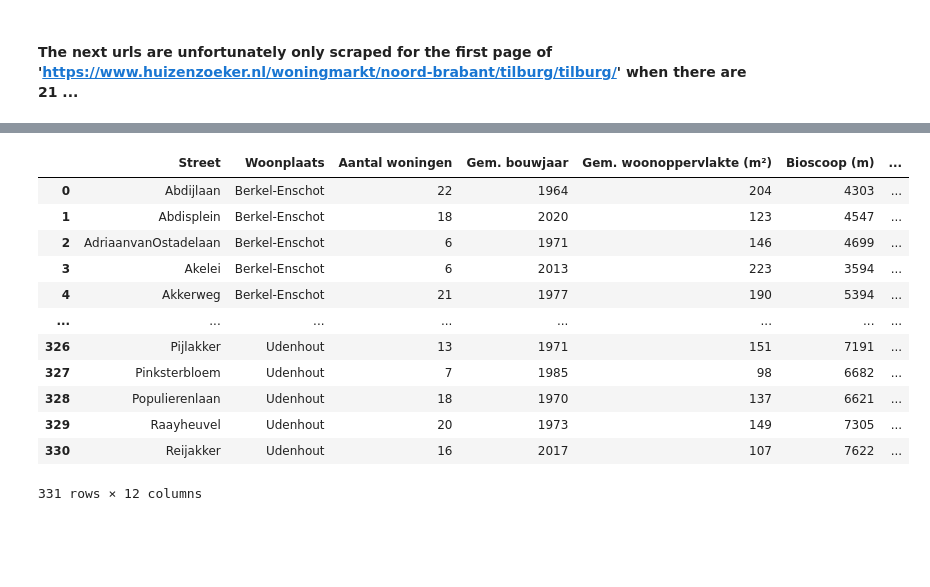
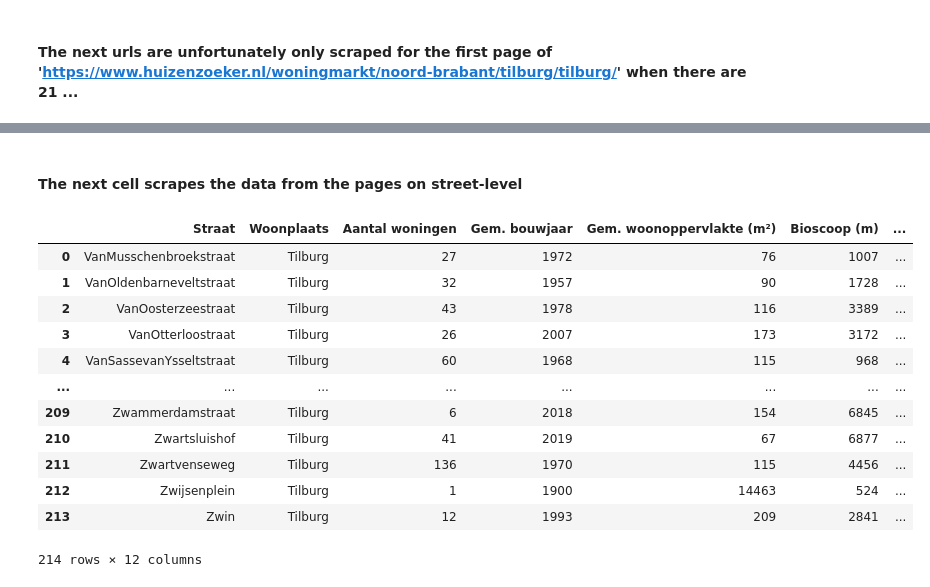
Before and after one commit to daniellevb00/scraping-dutch-housing-market, a Jupyter notebook: src/collection/Final source code/Scraping woningmarkt (Final code).ipynb, the cells around one changed output, grey strips where cells are left out. Drawn from its saved outputs; the diff is of its cells as text; code cells hidden in the pictures; blank space fills up the shorter version.

```diff
--- a/src/collection/Final source code/Scraping woningmarkt (Final code).ipynb
+++ b/src/collection/Final source code/Scraping woningmarkt (Final code).ipynb
@@ -533,0 +449,13 @@ subset_streets
+# %%
+residence_tilburgtilburg = page_urls_residences[255:256] #subset for street names of Tilburg/Tilburg
+
+urls_street_names = []
+
+for link in residence_tilburgtilburg:
+    driver.switch_to.window(driver.window_handles[-1])
+    driver.get(link)
+    time.sleep(2)
+
+    for elem in driver.find_elements_by_xpath("//li//div//a[@href]"):
+        urls = elem.get_attribute('href')
+        urls_street_names.append(urls)
@@ -534,9 +517,29 @@ subset_streets
+# %%
+try_out = [] #subset for street names of Tilburg/Tilburg
+
+for link in residence_tilburgtilburg:
+    driver.switch_to.window(driver.window_handles[-1])
+    driver.get(link)
+    time.sleep(2)
+
+    for button in x:
+        click_next = driver.find_element_by_xpath(button)
+        click_next.click()
+        time.sleep(4)
+
+        for elem in driver.find_elements_by_xpath("//li//div//a[@href]"):
+            urls = elem.get_attribute('href')
+            try_out.append(urls)
+# %% [markdown]
+#### The next cell scrapes the data from the pages on street-level
 # %%
-def extract_street_trends(subset_streets):
-    trend_list = []
-    for url in subset_streets:
+try_out_subset = try_out[1800:2014]
+
+def extract_street_trends(try_out_subset):
+    trend_list_streets = []
+    for url in try_out_subset:
         driver.get(url)
-        time.sleep(1)
+        time.sleep(2)
         soup = BeautifulSoup(driver.page_source, 'html.parser')
             # Street name
         street_name = soup.find_all('h2')[0].get_text()
@@ -585,7 +588,7 @@ def extract_street_trends(subset_streets):
         bes_inkomen = bes_inkomen.replace('Besteedbaar Inkomen Per Huishouden','')
         bes_inkomen = bes_inkomen.replace(".", ",")
             # Append list
-        trend_list.append({"Straat":street_name,
+        trend_list_streets.append({"Straat":street_name,
                           "Woonplaats":woonplaats,
                            "Aantal woningen":aantal_woningen,
                           "Gem. bouwjaar":av_bouwjaar,
@@ -597,21 +600,21 @@ def extract_street_trends(subset_streets):
                           "Kinderopvang (m)":kinderopvang,
                           "Supermarkt (m)":supermarkt,
                           "Besteedbaar inkomen":bes_inkomen})
-    return(trend_list)
+    return(trend_list_streets)
 # %%
-df = extract_street_trends(subset_streets)
+df = extract_street_trends(try_out_subset)
 pd.DataFrame(df)
 # %% [output]
-|  | Street | Woonplaats | Aantal woningen | Gem. bouwjaar | Gem. woonoppervlakte (m²) | Bioscoop (m) | ... |
-| 0 | Abdijlaan | Berkel-Enschot | 22 | 1964 | 204 | 4303 | ... |
-| 1 | Abdisplein | Berkel-Enschot | 18 | 2020 | 123 | 4547 | ... |
-| 2 | AdriaanvanOstadelaan | Berkel-Enschot | 6 | 1971 | 146 | 4699 | ... |
-| 3 | Akelei | Berkel-Enschot | 6 | 2013 | 223 | 3594 | ... |
-| 4 | Akkerweg | Berkel-Enschot | 21 | 1977 | 190 | 5394 | ... |
+|  | Straat | Woonplaats | Aantal woningen | Gem. bouwjaar | Gem. woonoppervlakte (m²) | Bioscoop (m) | ... |
+| 0 | VanMusschenbroekstraat | Tilburg | 27 | 1972 | 76 | 1007 | ... |
+| 1 | VanOldenbarneveltstraat | Tilburg | 32 | 1957 | 90 | 1728 | ... |
+| 2 | VanOosterzeestraat | Tilburg | 43 | 1978 | 116 | 3389 | ... |
+| 3 | VanOtterloostraat | Tilburg | 26 | 2007 | 173 | 3172 | ... |
+| 4 | VanSassevanYsseltstraat | Tilburg | 60 | 1968 | 115 | 968 | ... |
 | ... | ... | ... | ... | ... | ... | ... | ... |
-| 326 | Pijlakker | Udenhout | 13 | 1971 | 151 | 7191 | ... |
-| 327 | Pinksterbloem | Udenhout | 7 | 1985 | 98 | 6682 | ... |
-| 328 | Populierenlaan | Udenhout | 18 | 1970 | 137 | 6621 | ... |
-| 329 | Raayheuvel | Udenhout | 20 | 1973 | 149 | 7305 | ... |
-| 330 | Reijakker | Udenhout | 16 | 2017 | 107 | 7622 | ... |
+| 209 | Zwammerdamstraat | Tilburg | 6 | 2018 | 154 | 6845 | ... |
+| 210 | Zwartsluishof | Tilburg | 41 | 2019 | 67 | 6877 | ... |
+| 211 | Zwartvenseweg | Tilburg | 136 | 1970 | 115 | 4456 | ... |
+| 212 | Zwijsenplein | Tilburg | 1 | 1900 | 14463 | 524 | ... |
+| 213 | Zwin | Tilburg | 12 | 1993 | 209 | 2841 | ... |
-331 rows × 12 columns
+214 rows × 12 columns
```
Also changed, not shown: parts of 18 cells of this notebook, 16 other files.
